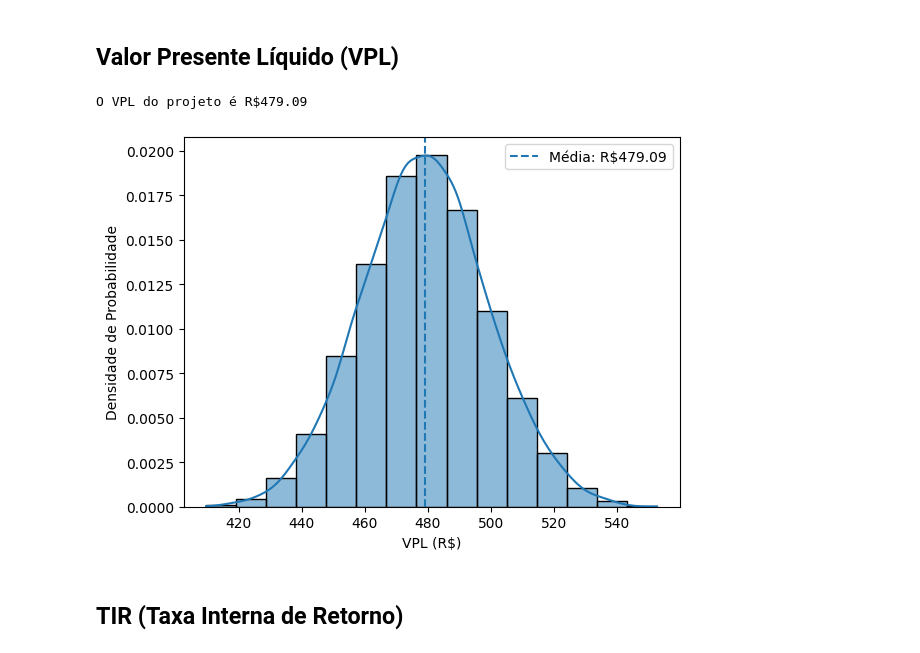
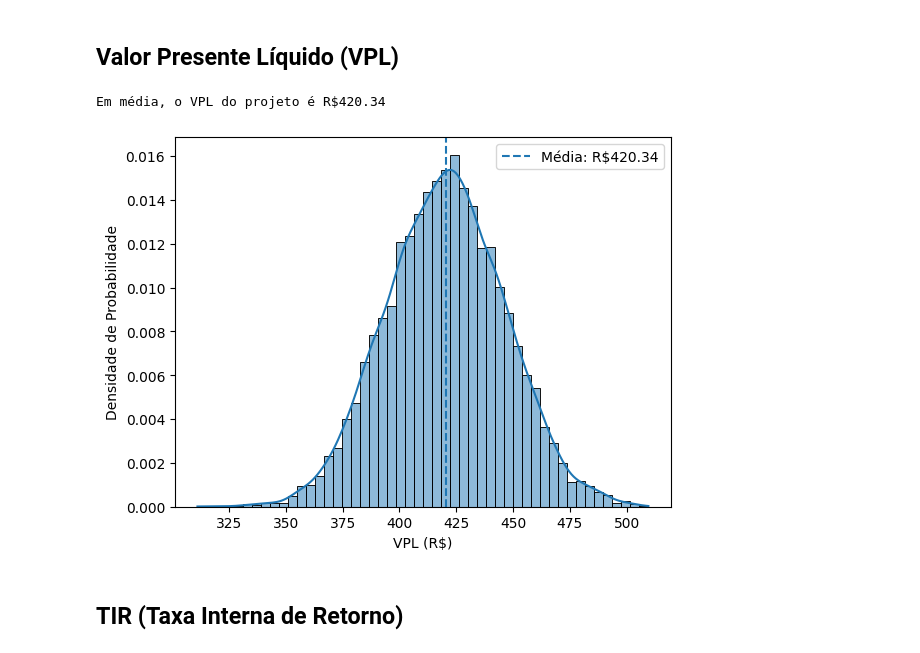
Before and after one commit to silash35/worklab, a Jupyter notebook: UFBA/ENGD06/src/metrics.ipynb, the cells around one changed output. Drawn from its saved outputs; the diff is of its cells as text; code cells hidden in the pictures.

```diff
--- a/UFBA/ENGD06/src/metrics.ipynb
+++ b/UFBA/ENGD06/src/metrics.ipynb
@@ -7,13 +7,20 @@ np.random.seed(42)
 trials = 10000
 
 
-def investimento():
-    return np.random.normal(100, 10)
+def investimento_inicial():
+    return np.random.normal(1000, 10)
 
 
-def lucro():
-    return np.random.normal(100, 10)
+def fluxo_anual(ano):
+    # Custos anuais
+    custos = np.random.normal(10, 5)
+
+    # Faturamento anual
+    faturamento = np.random.normal(100 * (1 + ano / 10), 10)
+
+    return faturamento - custos
 
 
-anos_de_operação = 5
+anos_de_operação = 20
+valor_residual = 100
 taxa_de_desconto = 0.1
@@ -20,3 +29,10 @@ taxa_de_desconto = 0.1
+# %%
+def calcular_fluxos_caixa():
+    return [-investimento_inicial()] + [fluxo_anual(i) for i in range(anos_de_operação)]
+
+
+simulações_fluxos = [calcular_fluxos_caixa() for _ in range(trials)]
+fluxos_media = np.mean(simulações_fluxos, axis=0)
 # %% [markdown]
 # Métricas
 # %% [markdown]
@@ -41,23 +60,20 @@ O ROI do projeto é 100.98%
 # %%
 def calcular_vpl(taxa_desconto, fluxos_caixa):
     vpl = 0
     for t, fc in enumerate(fluxos_caixa):
         vpl += fc / (1 + taxa_desconto) ** t
-    return vpl
+    return vpl + valor_residual
 
 
-def calcular_fluxos_caixa():
-    return [investimento()] + [lucro() for _ in range(5)]
+vpl_values = [
+    calcular_vpl(taxa_de_desconto, simulações_fluxos[i]) for i in range(trials)
+]
 
 
-vpl_values = np.array(
-    [calcular_vpl(taxa_de_desconto, calcular_fluxos_caixa()) for _ in range(trials)]
-)
-print(f"O VPL do projeto é R${vpl_values.mean():.2f}")
-
+print(f"Em média, o VPL do projeto é R${np.mean(vpl_values):.2f}")
 plot_density(vpl_values, "VPL", "R$", True)
 # %% [output]
-O VPL do projeto é R$479.09
+Em média, o VPL do projeto é R$420.34
-[figure, old version]
+[figure, new version]
 # %% [markdown]
 ## TIR (Taxa Interna de Retorno)
```
Also changed, not shown: parts of 6 cells of this notebook, 1 other file.
